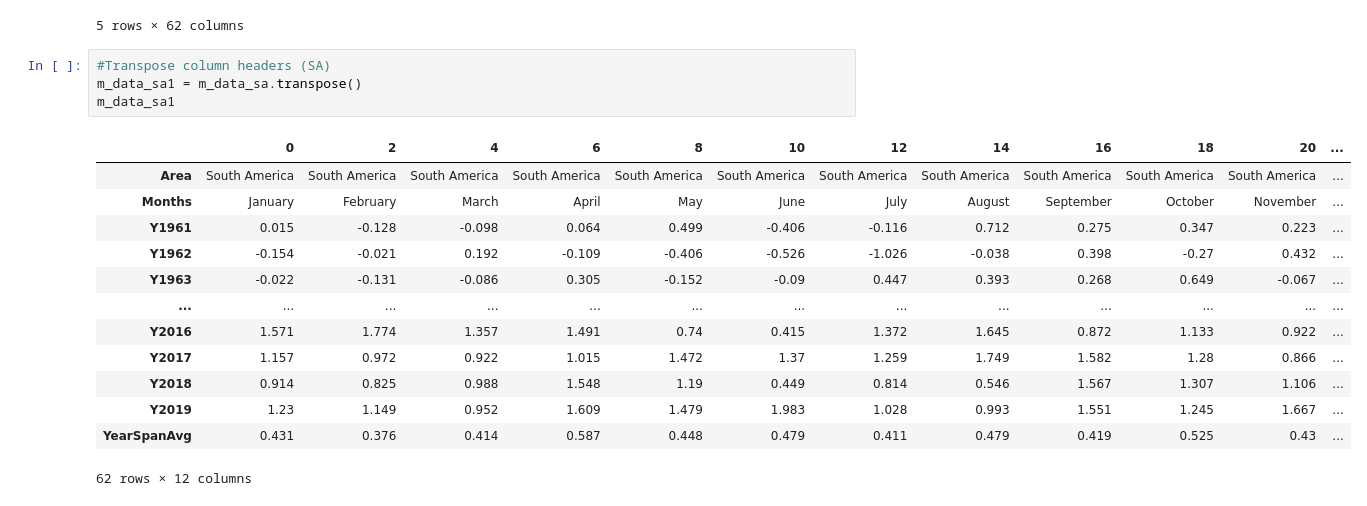
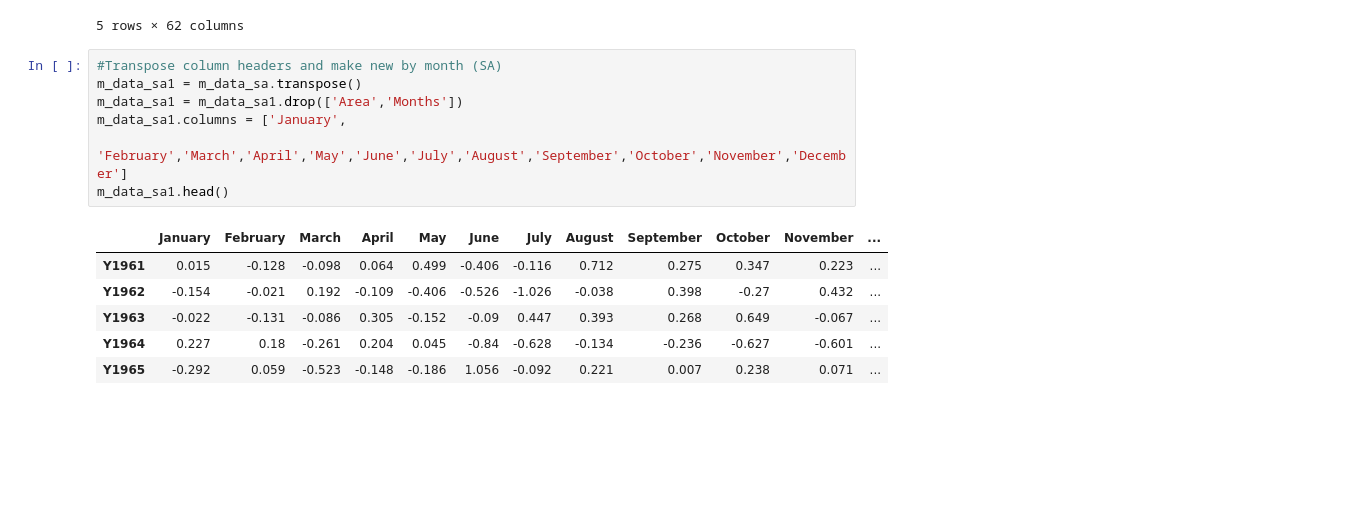
Before and after one commit to Tmoht1015/2Group-Project-All-Stars, a Jupyter notebook: NSAmericaTemps.ipynb, the cells around one changed output. Drawn from its saved outputs; the diff is of its cells as text; blank space fills up the shorter version.

Commit message:
dataframe updates and rough draft visuals x 2
dataframe updates and rough draft visuals x 2

```diff
--- a/NSAmericaTemps.ipynb
+++ b/NSAmericaTemps.ipynb
@@ -84,21 +81,17 @@ m_data_sa.head()
 | 8 | South America | May | 0.499 | -0.406 | -0.152 | 0.045 | -0.186 | 0.209 | 0.901 | -0.968 | ... | ... |
 5 rows × 62 columns
 # %%
-#Transpose column headers (SA)
+#Transpose column headers and make new by month (SA)
 m_data_sa1 = m_data_sa.transpose()
-m_data_sa1
+m_data_sa1 = m_data_sa1.drop(['Area','Months'])
+m_data_sa1.columns = ['January',
+                    'February','March','April','May','June','July','August','September','October','November','December']
+m_data_sa1.head()
 # %% [output]
-|  | 0 | 2 | 4 | 6 | 8 | 10 | 12 | 14 | 16 | 18 | 20 | ... |
-| Area | South America | South America | South America | South America | South America | South America | South America | South America | South America | South America | South America | ... |
-| Months | January | February | March | April | May | June | July | August | September | October | November | ... |
+|  | January | February | March | April | May | June | July | August | September | October | November | ... |
 | Y1961 | 0.015 | -0.128 | -0.098 | 0.064 | 0.499 | -0.406 | -0.116 | 0.712 | 0.275 | 0.347 | 0.223 | ... |
 | Y1962 | -0.154 | -0.021 | 0.192 | -0.109 | -0.406 | -0.526 | -1.026 | -0.038 | 0.398 | -0.27 | 0.432 | ... |
 | Y1963 | -0.022 | -0.131 | -0.086 | 0.305 | -0.152 | -0.09 | 0.447 | 0.393 | 0.268 | 0.649 | -0.067 | ... |
-| ... | ... | ... | ... | ... | ... | ... | ... | ... | ... | ... | ... | ... |
-| Y2016 | 1.571 | 1.774 | 1.357 | 1.491 | 0.74 | 0.415 | 1.372 | 1.645 | 0.872 | 1.133 | 0.922 | ... |
-| Y2017 | 1.157 | 0.972 | 0.922 | 1.015 | 1.472 | 1.37 | 1.259 | 1.749 | 1.582 | 1.28 | 0.866 | ... |
-| Y2018 | 0.914 | 0.825 | 0.988 | 1.548 | 1.19 | 0.449 | 0.814 | 0.546 | 1.567 | 1.307 | 1.106 | ... |
-| Y2019 | 1.23 | 1.149 | 0.952 | 1.609 | 1.479 | 1.983 | 1.028 | 0.993 | 1.551 | 1.245 | 1.667 | ... |
-| YearSpanAvg | 0.431 | 0.376 | 0.414 | 0.587 | 0.448 | 0.479 | 0.411 | 0.479 | 0.419 | 0.525 | 0.43 | ... |
+| Y1964 | 0.227 | 0.18 | -0.261 | 0.204 | 0.045 | -0.84 | -0.628 | -0.134 | -0.236 | -0.627 | -0.601 | ... |
+| Y1965 | -0.292 | 0.059 | -0.523 | -0.148 | -0.186 | 1.056 | -0.092 | 0.221 | 0.007 | 0.238 | 0.071 | ... |
-62 rows × 12 columns
 # %%
```
Also changed, not shown: parts of 6 cells of this notebook.
